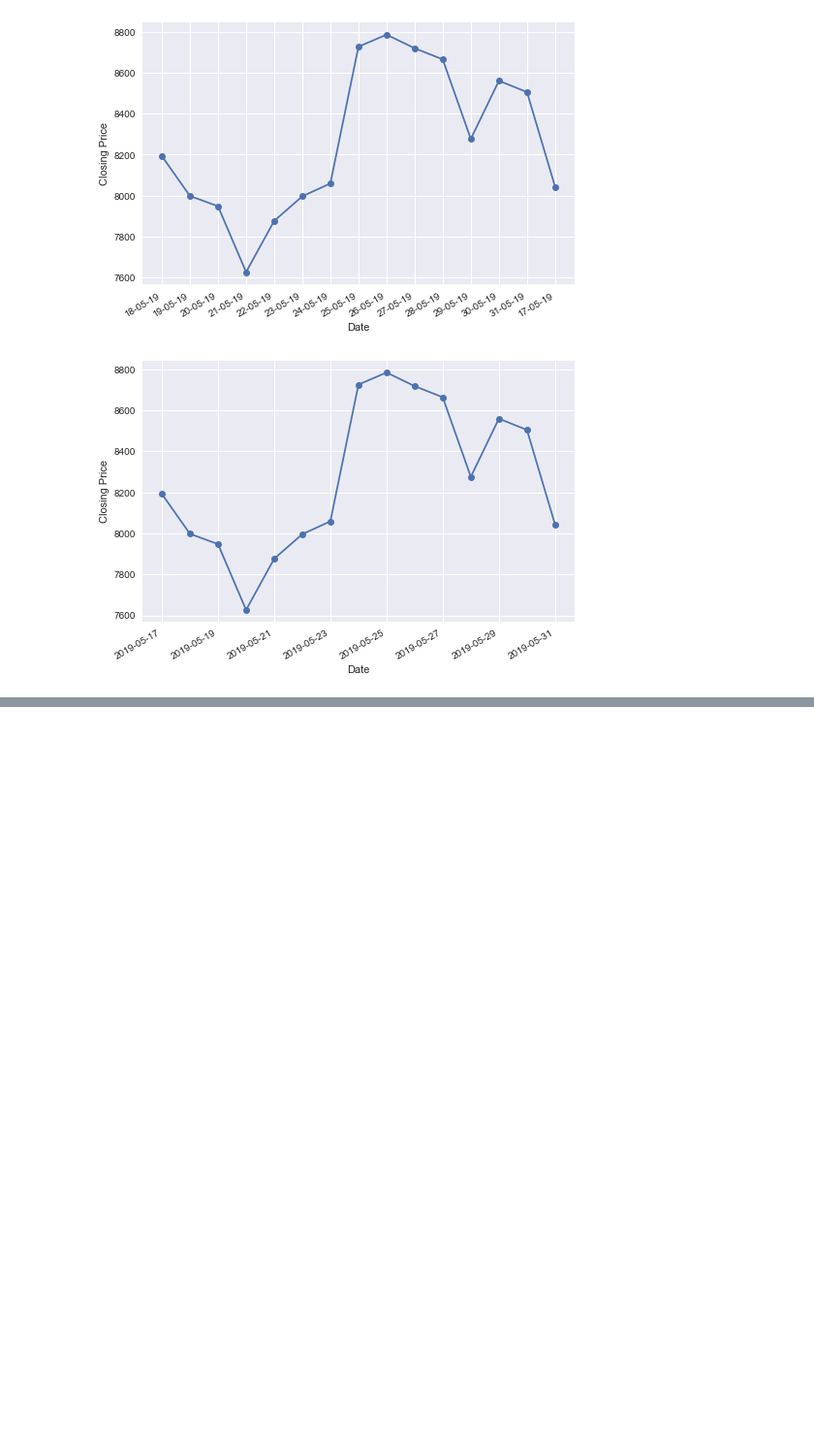
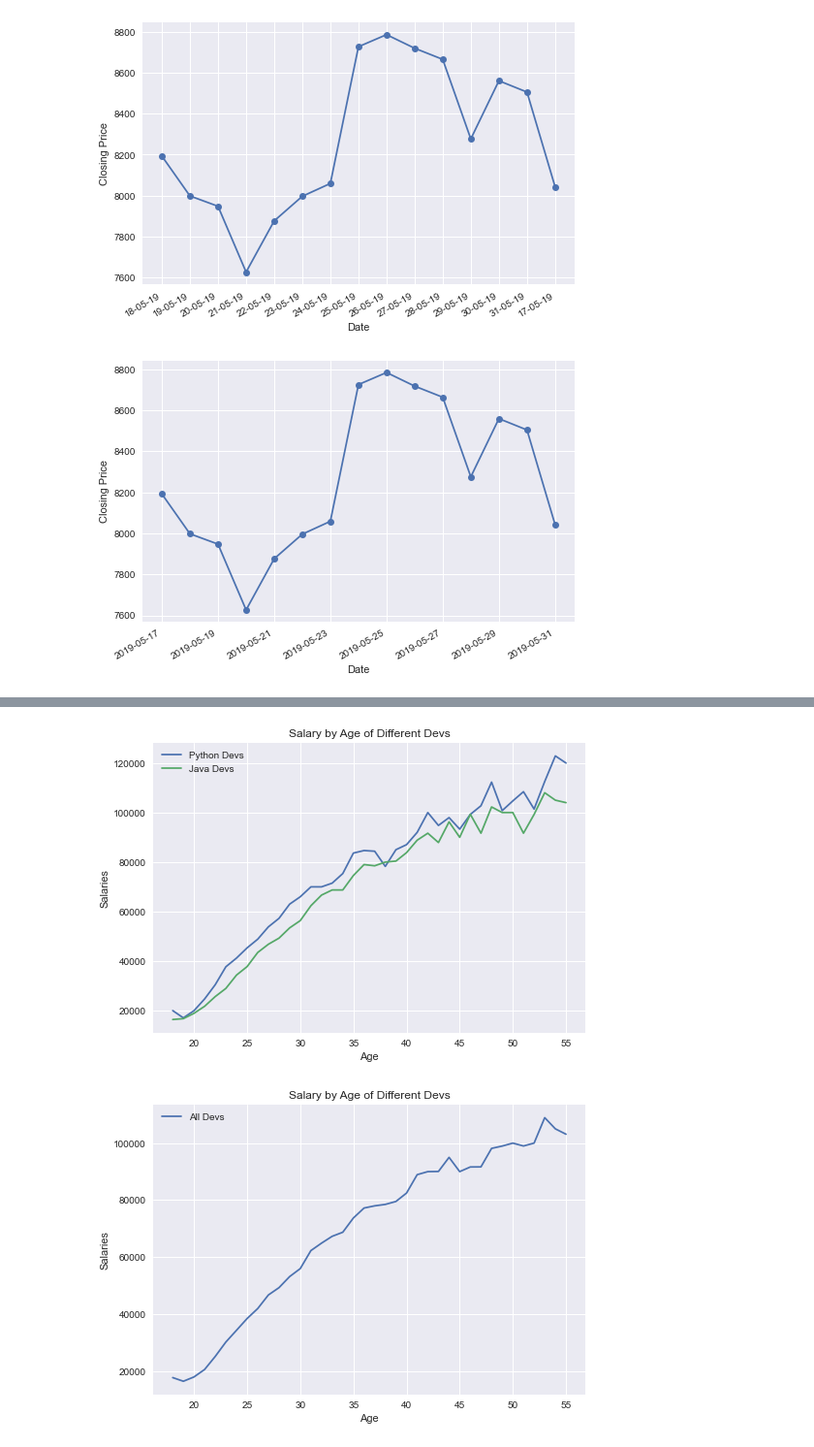
Before and after one commit to Raghav087/Python, a Jupyter notebook: Matplotlib.ipynb, the cells around one changed output, grey strips where cells are left out. Shown at 97% size. Cells and saved outputs as stored; diff of their text form; code cells hidden in the pictures; blank space fills up the shorter version.

```diff
--- a/Matplotlib.ipynb
+++ b/Matplotlib.ipynb
@@ -382,0 +432,19 @@ plt.show()
+# %%
+#Instead of 1 figure having 2 plots, we now plot 2 separate figures for each plot.
+fig ,ax1 = plt.subplots()
+fig ,ax2 = plt.subplots()
+ax1.plot(age,py_devs,label='Python Devs')
+ax1.plot(age,js_devs,label='Java Devs')
+ax2.plot(age,all_devs,label='All Devs')
+ax1.set_title('Salary by Age of Different Devs')
+ax1.set_xlabel('Age')
+ax1.set_ylabel('Salaries')
+ax1.legend()
+ax2.set_title('Salary by Age of Different Devs')
+ax2.set_xlabel('Age')
+ax2.set_ylabel('Salaries')
+ax2.legend()
+plt.show()
+# %% [output]
+[figure, added]
+[figure, added]
```
Also changed, not shown: parts of 11 cells of this notebook.
